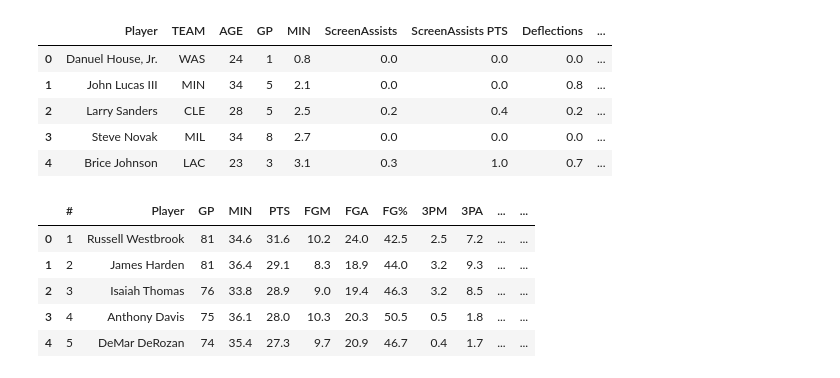
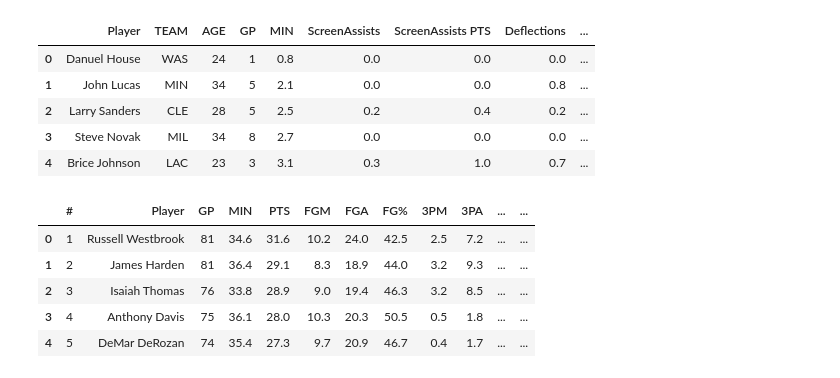
Before and after one commit to yairfax/CMSC320-final-project, a Jupyter notebook: Final Project.ipynb, the cells around one changed output. Drawn from its saved outputs; the diff is of its cells as text; code cells hidden in the pictures.

```diff
--- a/Final Project.ipynb
+++ b/Final Project.ipynb
@@ -67,6 +67,9 @@ def getPositions(year):
     positions_table = pd.read_html(str(data))[0]
     positions_table['year'] = str(year - 1) + "-" + str(year - 2000)
     return positions_table
+
+def stripChars(series):
+    return series.str.replace('.', '').str.replace('Jr', '').str.replace(',', '').str.replace('III', '').str.replace('II', '').str.replace('IV', '').str.rstrip()
 # %%
 hustle16_17 = getHustleStats("2016-17")
 hustle17_18 = getHustleStats("2017-18")
@@ -74,11 +77,12 @@ regular16_17 = getRegularStats("2016-17")
 regular17_18 = getRegularStats("2017-18")
 # %%
 hustleStats = hustle16_17.append(hustle17_18)
+hustleStats['Player'] = stripChars(hustleStats['Player'])
 hustleStats.head()
 # %% [output]
 |  | Player | TEAM | AGE | GP | MIN | ScreenAssists | ScreenAssists PTS | Deflections | ... |
-| 0 | Danuel House, Jr. | WAS | 24 | 1 | 0.8 | 0.0 | 0.0 | 0.0 | ... |
-| 1 | John Lucas III | MIN | 34 | 5 | 2.1 | 0.0 | 0.0 | 0.8 | ... |
+| 0 | Danuel House | WAS | 24 | 1 | 0.8 | 0.0 | 0.0 | 0.0 | ... |
+| 1 | John Lucas | MIN | 34 | 5 | 2.1 | 0.0 | 0.0 | 0.8 | ... |
 | 2 | Larry Sanders | CLE | 28 | 5 | 2.5 | 0.2 | 0.4 | 0.2 | ... |
 | 3 | Steve Novak | MIL | 34 | 8 | 2.7 | 0.0 | 0.0 | 0.0 | ... |
 | 4 | Brice Johnson | LAC | 23 | 3 | 3.1 | 0.3 | 1.0 | 0.7 | ... |
```
Also changed, not shown: parts of 13 cells of this notebook.
